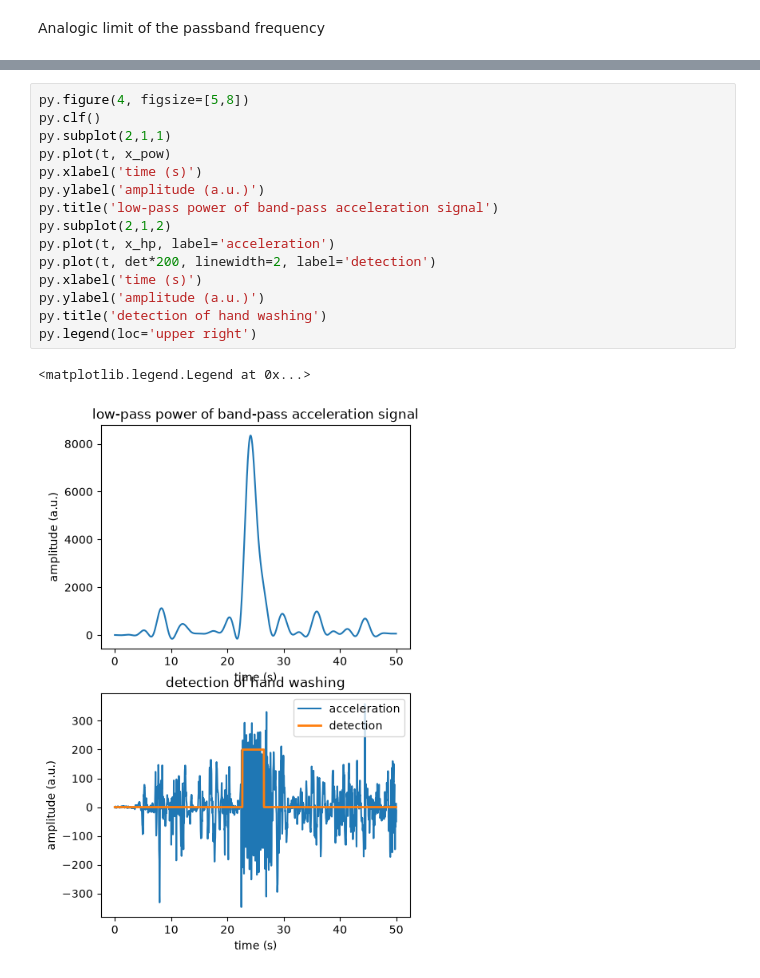
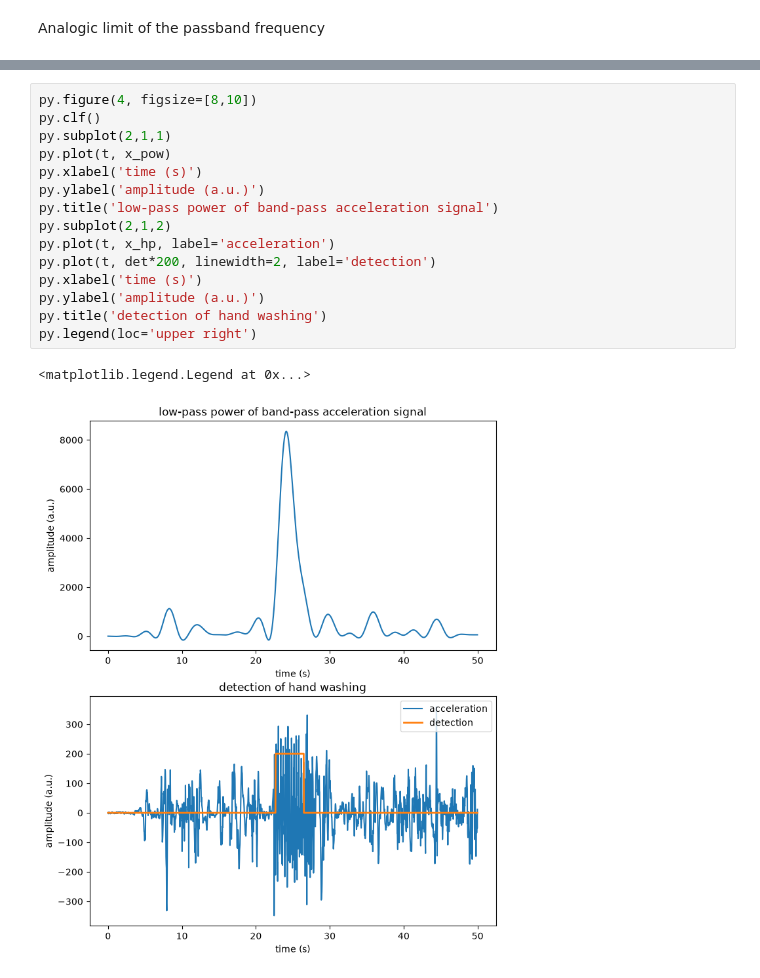
Before and after one commit to TimReuteler/Applied-biomedical-signal-processing, a Jupyter notebook: Module 02/l03_hand_washing_detection.ipynb, the cells around one changed output, grey strips where cells are left out. Drawn from its saved outputs; the diff is of its cells as text.

```diff
--- a/Module 02/l03_hand_washing_detection.ipynb
+++ b/Module 02/l03_hand_washing_detection.ipynb
@@ -152,20 +193,20 @@ x_pow = sp.filtfilt(b ,a, x_bp**2)
 # detection
 det = x_pow > 2000
 # %%
-py.figure(4, figsize=[5,8])
+py.figure(4, figsize=[8,10])
 py.clf()
 py.subplot(2,1,1)
 py.plot(t, x_pow)
 py.xlabel('time (s)')
 py.ylabel('amplitude (a.u.)')
 py.title('low-pass power of band-pass acceleration signal')
 py.subplot(2,1,2)
 py.plot(t, x_hp, label='acceleration')
 py.plot(t, det*200, linewidth=2, label='detection')
 py.xlabel('time (s)')
 py.ylabel('amplitude (a.u.)')
 py.title('detection of hand washing')
 py.legend(loc='upper right')
 # %% [output]
 <matplotlib.legend.Legend at 0x...>
-[figure, old version]
+[figure, new version]
```
Also changed, not shown: parts of 14 cells of this notebook.
